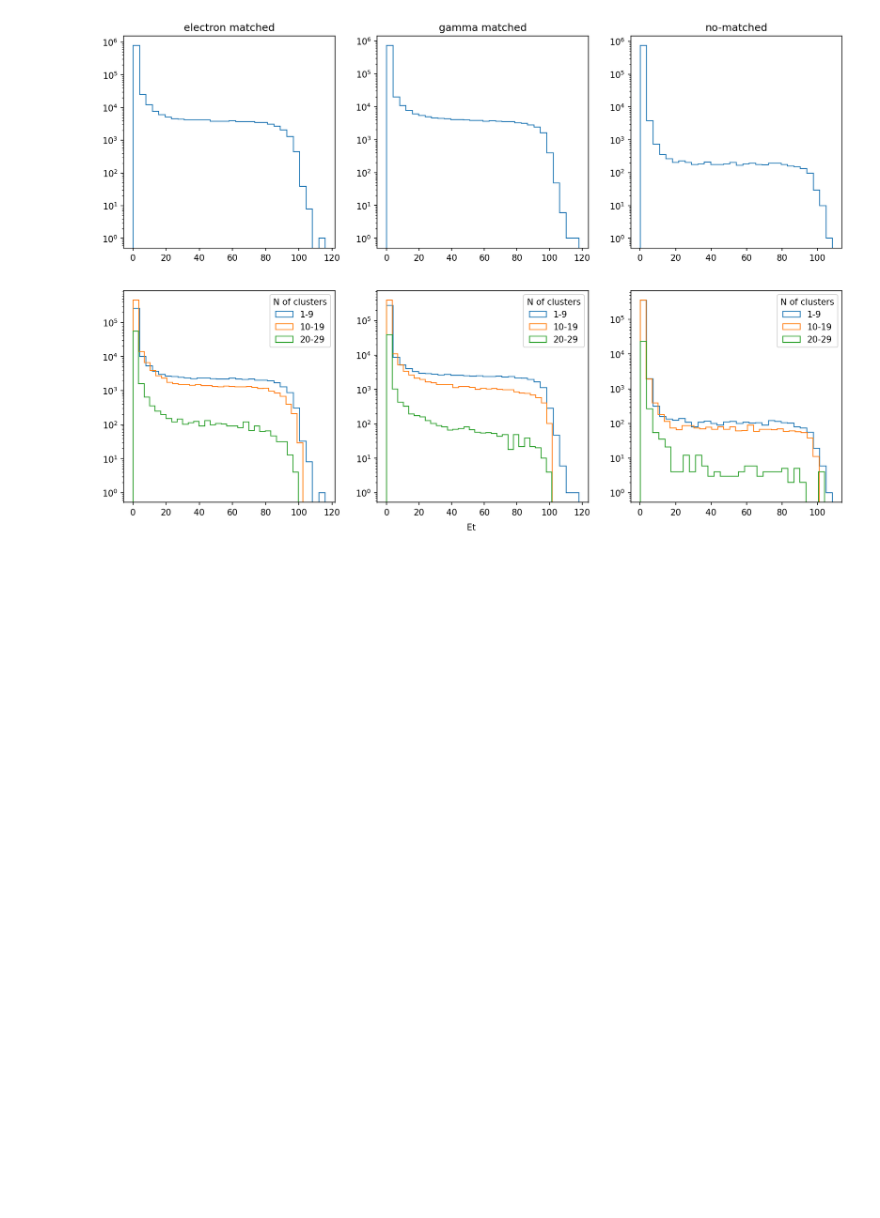
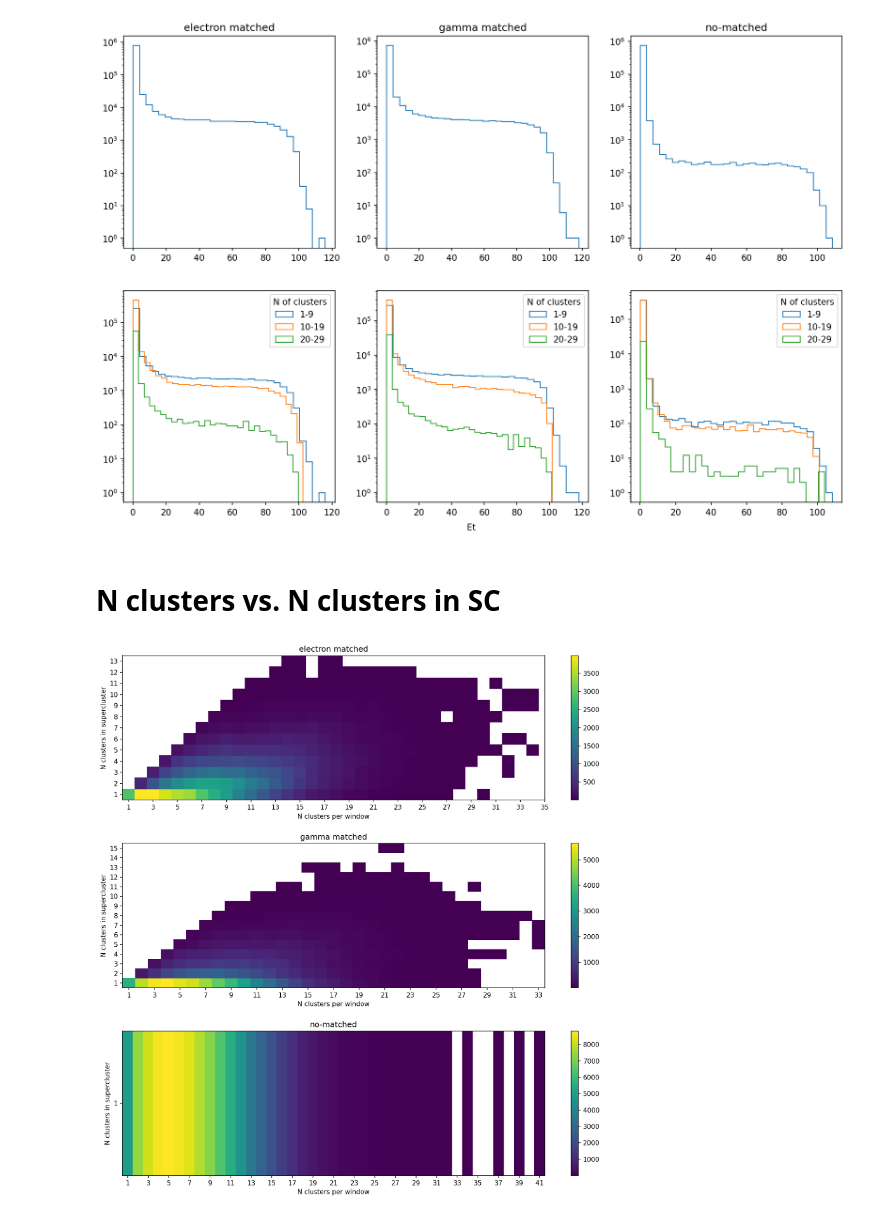
Before and after one commit to valsdav/DeepSuperCluster, a Jupyter notebook: Training/global_model/training_data/feature_distribution.ipynb, the cells around one changed output. Drawn from its saved outputs; the diff is of its cells as text; code cells hidden in the pictures; blank space fills up the shorter version.

```diff
--- a/Training/global_model/training_data/feature_distribution.ipynb
+++ b/Training/global_model/training_data/feature_distribution.ipynb
@@ -144,3 +144,30 @@ fig.text(0.5, 0.08, 'Et', ha='center')
 # %% [output]
 Text(0.5, 0.08, 'Et')
 [figure]
+# %% [markdown]
+# N clusters vs. N clusters in SC
+# %%
+fig, axis = plt.subplots(3, figsize=(12,12))
+
+for i, d in enumerate(df):
+    ax = axis[i]
+
+    n_cl = d['n_cl'][d['is_seed'] == 1.]
+    in_sc = d['in_sc'].sum(level=0)
+
+    C, xedges, yedges = np.histogram2d(n_cl, in_sc, bins=[max(n_cl), max(in_sc)], range=[[min(n_cl)-0.5, max(n_cl)+0.5],[min(in_sc)-0.5, max(in_sc)+0.5]])
+    X, Y = np.meshgrid(xedges, yedges)
+    C[C==0.] = np.nan
+
+    p = ax.pcolormesh(X, Y, C.T, cmap = 'viridis')
+    plt.colorbar(p, ax=ax)
+    ax.set_xlabel('N clusters per window')
+    ax.set_ylabel('N clusters in supercluster')
+    ax.set_xticks(np.arange(min(n_cl), max(n_cl)+2,2))
+    ax.set_yticks(np.arange(min(in_sc), max(in_sc)+1,1))
+    ax.set_title(df_title[i])
+
+fig.tight_layout()
+fig.subplots_adjust(hspace=0.3)
+# %% [output]
+[figure, added]
```
Also changed, not shown: parts of 6 cells of this notebook, 1 other file.
